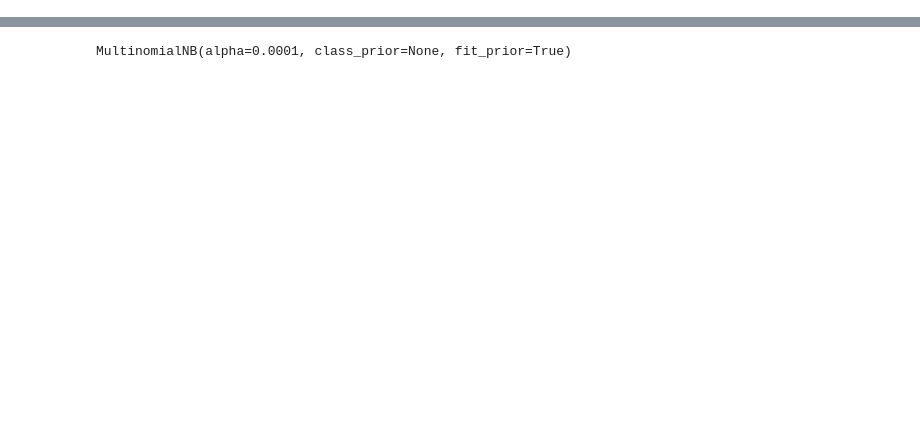
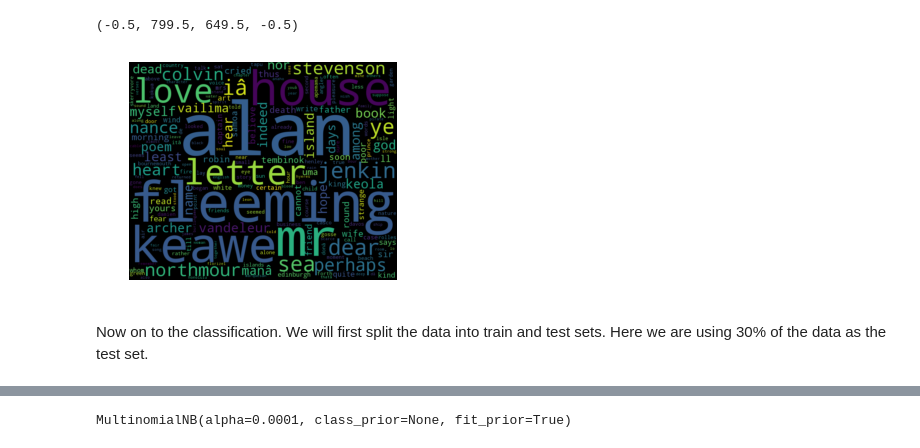
Before and after one commit to hbrumley/Gutenberg_Text_Classification, a Jupyter notebook: Gutenberg_text_classification.ipynb, the cells around one changed output, grey strips where cells are left out. Drawn from its saved outputs; the diff is of its cells as text; code cells hidden in the pictures; blank space fills up the shorter version.

```diff
--- a/Gutenberg_text_classification.ipynb
+++ b/Gutenberg_text_classification.ipynb
@@ -28 +54,15 @@ There are now 2798 texts by 83 authors.
+# %%
+pkd_docs = Y[Y == 'Philip Kindred Dick'].index
+pkd_freqs = X[pkd_docs].mean(axis=0)
+pkd_wordfreq = dict(zip(vocabulary, pkd_freqs))
+wordcloud = WordCloud(width=800,height=650)
+wordcloud.generate_from_frequencies(pkd_wordfreq)
+
+plt.imshow(wordcloud, interpolation='bilinear')
+plt.axis("off")
+# %% [output]
+(-0.5, 799.5, 649.5, -0.5)
+[figure, added]
+# %% [markdown]
+Now on to the classification. We will first split the data into train and test sets. Here we are using 30% of the data as the test set.
 # %%
```
Also changed, not shown: parts of 26 cells of this notebook, 1 other file.
